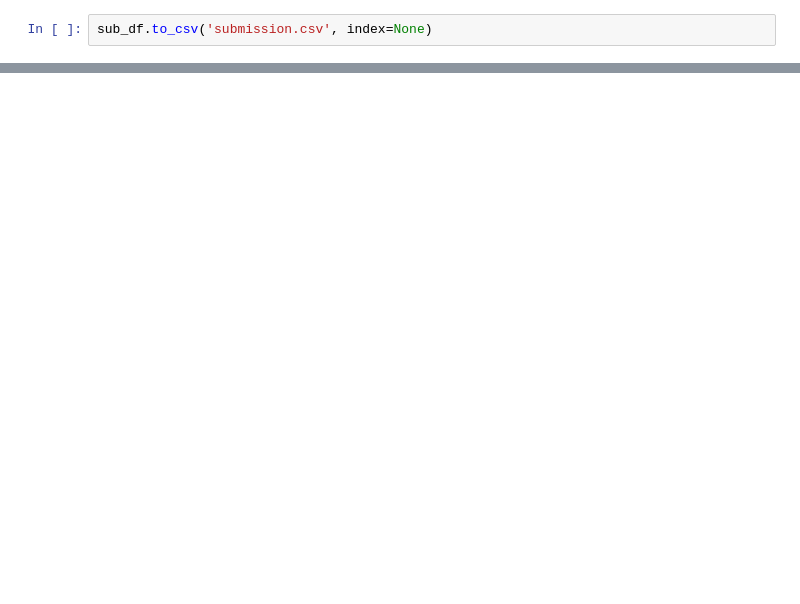
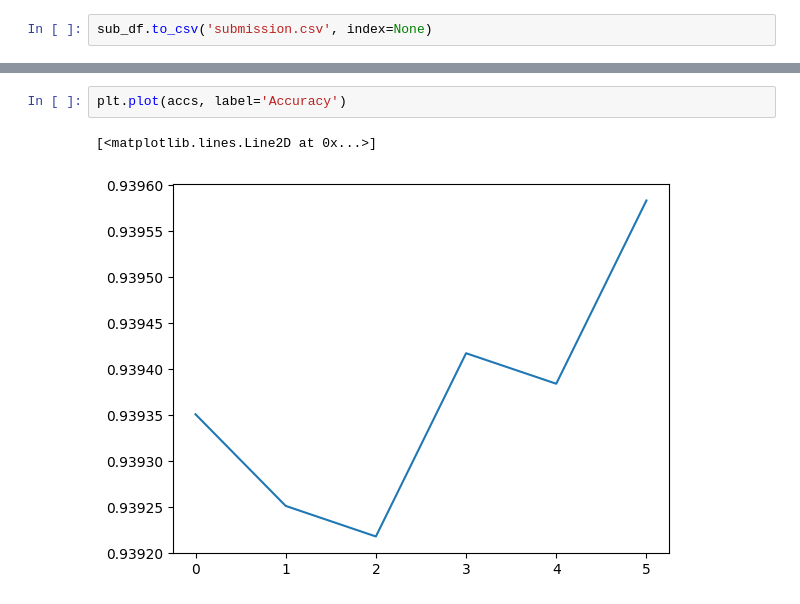
Before and after one commit to vjpaij/NLP-Insincere-Bag-Of-Words, a Jupyter notebook: bag_of_words.ipynb, the cells around one changed output, grey strips where cells are left out. Cells and saved outputs as stored; diff of their text form; blank space fills up the shorter version.

```diff
--- a/bag_of_words.ipynb
+++ b/bag_of_words.ipynb
@@ -283,0 +780,5 @@ sub_df.to_csv('submission.csv', index=None)
+# %%
+plt.plot(accs, label='Accuracy')
+# %% [output]
+[<matplotlib.lines.Line2D at 0x...>]
+[figure, added]
```
Also changed, not shown: parts of 86 cells of this notebook, 4 other files.
